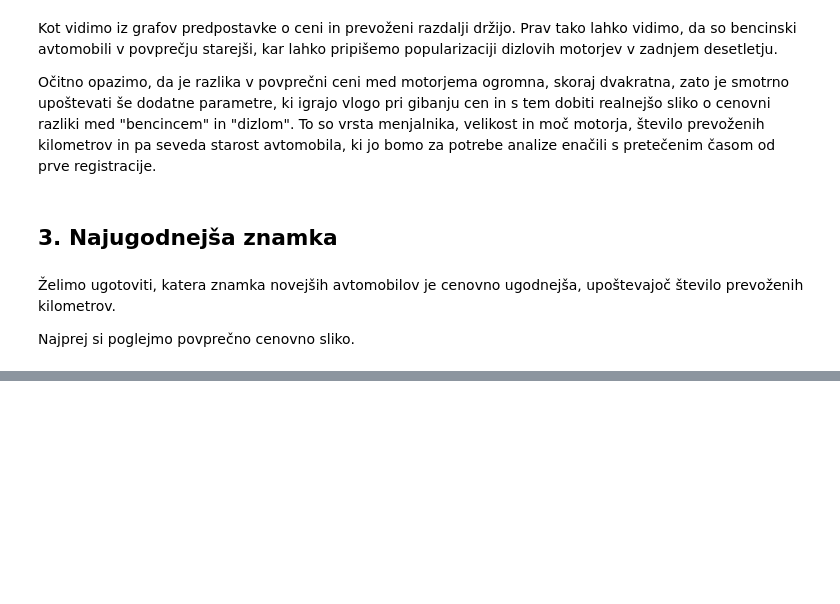
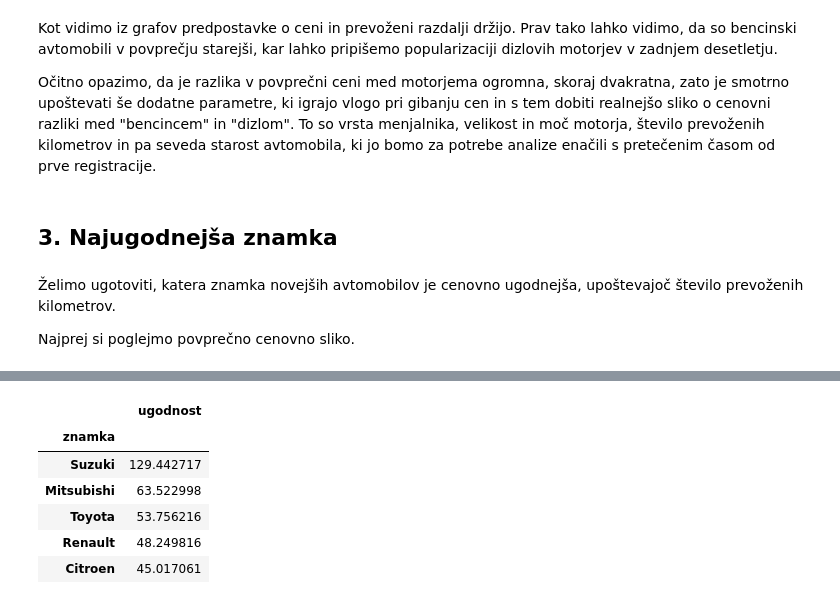
Before and after one commit to timotejstibilj/Avtomobili, a Jupyter notebook: Analiza rabljenih avtomobilov na avto.net.ipynb, the cells around one changed output, grey strips where cells are left out. Cells and saved outputs as stored; diff of their text form; code cells hidden in the pictures; blank space fills up the shorter version.

```diff
--- a/Analiza rabljenih avtomobilov na avto.net.ipynb
+++ b/Analiza rabljenih avtomobilov na avto.net.ipynb
@@ -183,0 +276,10 @@ Očitno je, da prevožena razdalja vpliva na ceno avtomobila, zato jo bomo upoš
+# %%
+novejsi_avti.groupby("znamka").mean().sort_values("ugodnost", ascending=[False])[["ugodnost"]].head(5)
+# %% [output]
+|  | ugodnost |
+| znamka |  |
+| Suzuki | 129.442717 |
+| Mitsubishi | 63.522998 |
+| Toyota | 53.756216 |
+| Renault | 48.249816 |
+| Citroen | 45.017061 |
```
Also changed, not shown: parts of 18 cells of this notebook.
